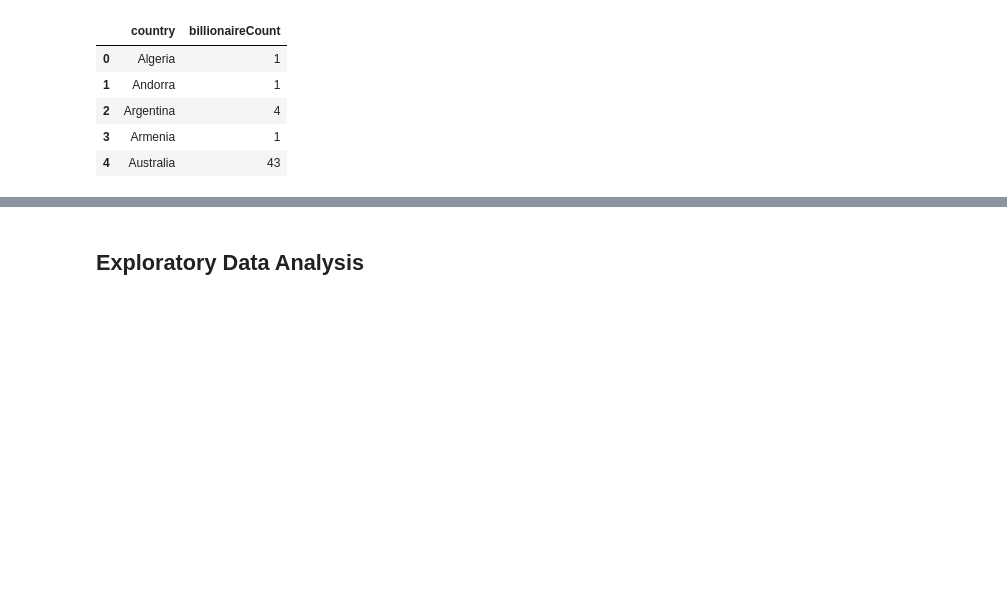
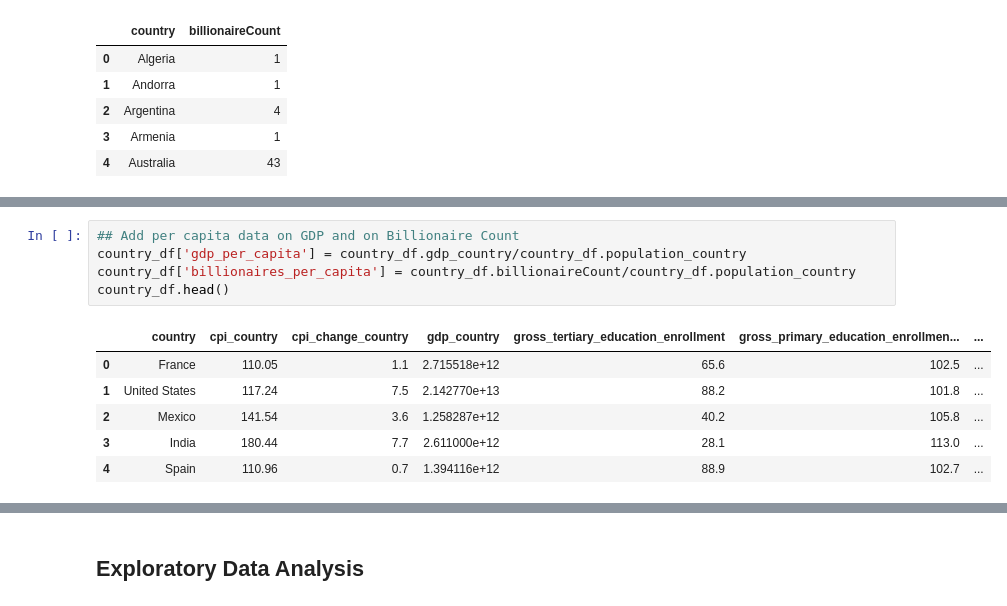
Before and after one commit to cyrilmichino/billionaire-statistical-analysis, a Jupyter notebook: notebook.ipynb, the cells around one changed output, grey strips where cells are left out. Drawn from its saved outputs; the diff is of its cells as text; blank space fills up the shorter version.

Commit message:
Add per capita data

```diff
--- a/notebook.ipynb
+++ b/notebook.ipynb
@@ -262,0 +264,12 @@ country_df.head()
+# %%
+## Add per capita data on GDP and on Billionaire Count
+country_df['gdp_per_capita'] = country_df.gdp_country/country_df.population_country
+country_df['billionaires_per_capita'] = country_df.billionaireCount/country_df.population_country
+country_df.head()
+# %% [output]
+|  | country | cpi_country | cpi_change_country | gdp_country | gross_tertiary_education_enrollment | gross_primary_education_enrollmen... | ... |
+| 0 | France | 110.05 | 1.1 | 2.715518e+12 | 65.6 | 102.5 | ... |
+| 1 | United States | 117.24 | 7.5 | 2.142770e+13 | 88.2 | 101.8 | ... |
+| 2 | Mexico | 141.54 | 3.6 | 1.258287e+12 | 40.2 | 105.8 | ... |
+| 3 | India | 180.44 | 7.7 | 2.611000e+12 | 28.1 | 113.0 | ... |
+| 4 | Spain | 110.96 | 0.7 | 1.394116e+12 | 88.9 | 102.7 | ... |
```
Also changed, not shown: parts of 2 cells of this notebook.
